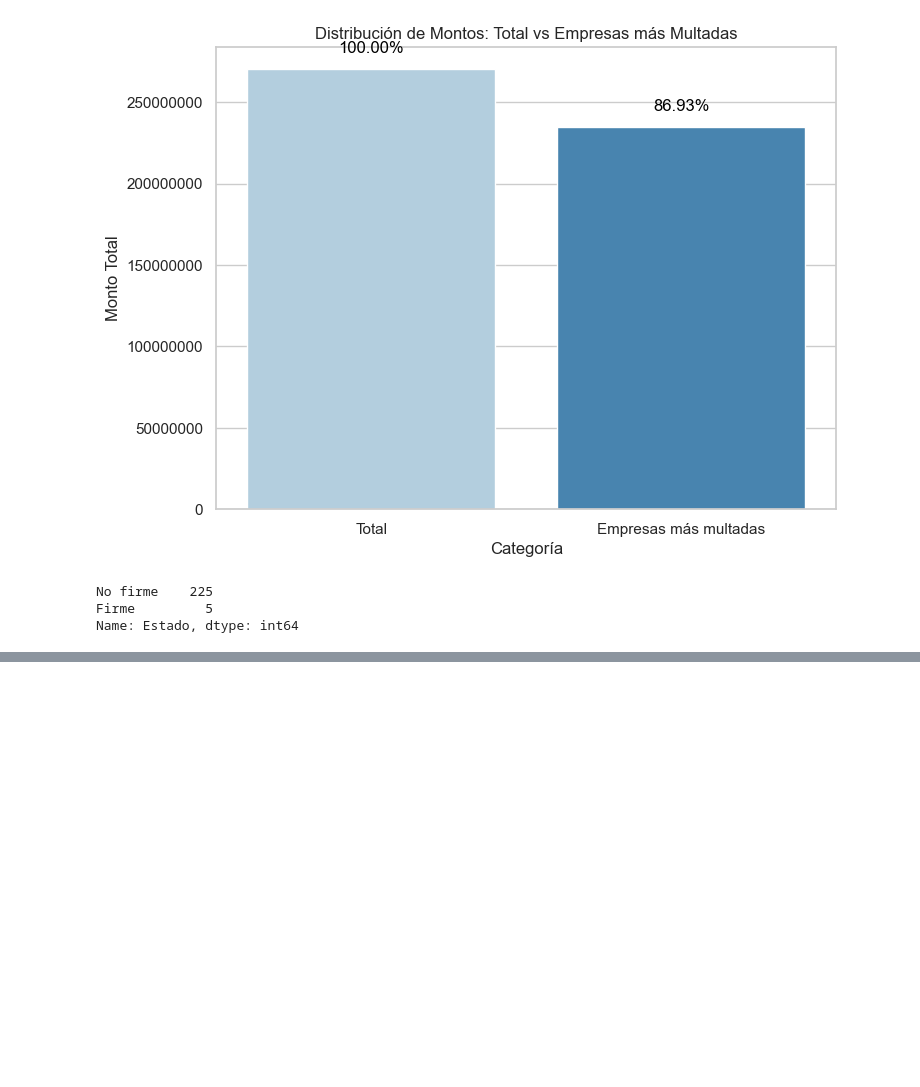
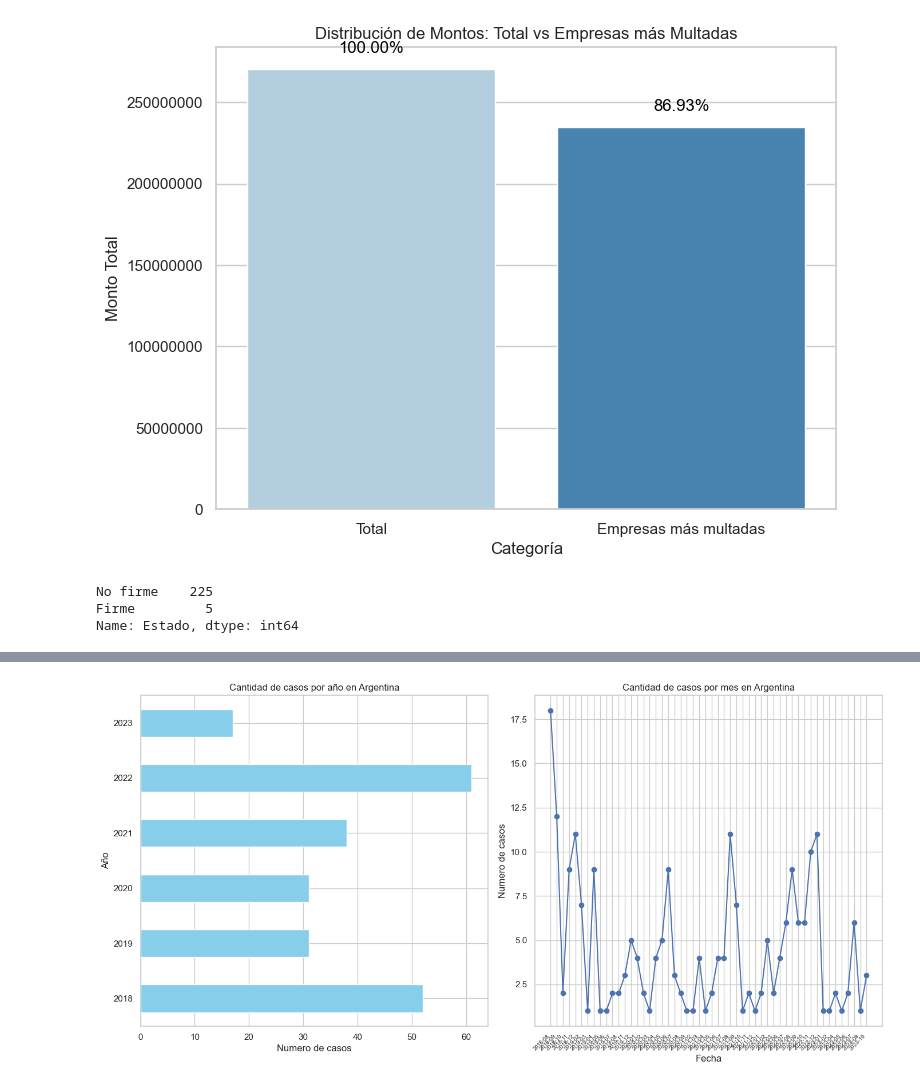
Before and after one commit to gomezgaston/Data_Compliance_Analysis, a Jupyter notebook: EDA.ipynb, the cells around one changed output, grey strips where cells are left out. Drawn from its saved outputs; the diff is of its cells as text; code cells hidden in the pictures; blank space fills up the shorter version.

```diff
--- a/EDA.ipynb
+++ b/EDA.ipynb
@@ -349,0 +344,31 @@ plt.show()
+# %%
+# Yearly counts
+year_counts = df_arg.groupby(df_arg['Fecha'].dt.to_period("Y")).size()
+
+# Monthly counts
+monthly_counts = df_arg.groupby(df_arg['Fecha'].dt.to_period("M")).size().reset_index(name='row_count')
+monthly_counts['Fecha'] = monthly_counts['Fecha'].astype(str)
+
+# Create subplots
+fig, (ax1, ax2) = plt.subplots(1, 2, figsize=(14, 7))
+
+# Yearly bar plot
+year_counts.plot(kind="barh", ax=ax1, color='skyblue')
+ax1.set_title('Cantidad de casos por año en Argentina')
+ax1.set_xlabel('Numero de casos')
+ax1.set_ylabel('Año')
+ax1.grid(True)
+
+# Monthly line plot
+ax2.plot(monthly_counts['Fecha'], monthly_counts['row_count'], marker='o', linestyle='-', label='Monthly Counts')
+ax2.set_title('Cantidad de casos por mes en Argentina')
+ax2.set_xlabel('Fecha')
+ax2.set_ylabel('Numero de casos')
+ax2.grid(True)
+ax2.set_xticks(monthly_counts['Fecha'])
+ax2.set_xticklabels(monthly_counts['Fecha'], rotation=45, ha='right', fontsize=7)
+
+plt.tight_layout()  # Adjust layout to prevent overlap
+plt.show()
+# %% [output]
+[figure, added]
```
Also changed, not shown: parts of 3 cells of this notebook, 2 other files.
